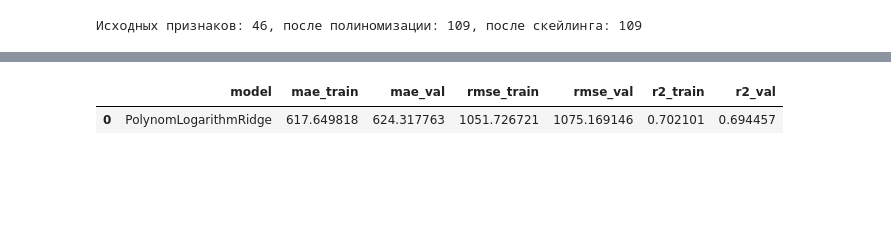
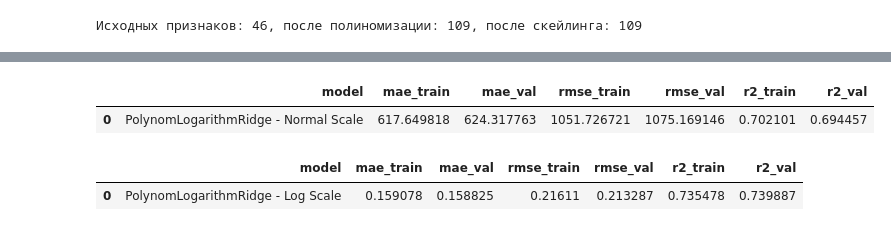
Before and after one commit to VadimGushchin/supervisedlinearregression, a Jupyter notebook: src/ML2.ipynb, the cells around one changed output, grey strips where cells are left out. Drawn from its saved outputs; the diff is of its cells as text; code cells hidden in the pictures; blank space fills up the shorter version.

```diff
--- a/src/ML2.ipynb
+++ b/src/ML2.ipynb
@@ -1508,19 +1505,19 @@ Ridge(alpha=0.0012914071290857177)
 # %%
-model_log_poly_ridge.name = "PolynomLogarithmRidge"
+model_log_poly_ridge.name = "PolynomLogarithmRidge - Normal Scale"
 
 results = []
 for model in [model_log_poly_ridge]:
     res = dataP.evaluate_model(
         model,
         X_train_scaled, y_train_log,
         X_val_scaled, y_val_log,
         model.name,
         y_train_orig=y_train, y_val_orig=y_val,
     )
     results.append(res)
 
 df_results_poly_log_ridge = pd.DataFrame(results)
 display(df_results_poly_log_ridge)
 # %% [output]
 |  | model | mae_train | mae_val | rmse_train | rmse_val | r2_train | r2_val |
-| 0 | PolynomLogarithmRidge | 617.649818 | 624.317763 | 1051.726721 | 1075.169146 | 0.702101 | 0.694457 |
+| 0 | PolynomLogarithmRidge - Normal Scale | 617.649818 | 624.317763 | 1051.726721 | 1075.169146 | 0.702101 | 0.694457 |
@@ -1569,0 +1524,18 @@ print(f"MAE: {mae_val:.2f}, RMSE: {rmse_val:.2f}, R²: {r2_val:.4f}")
+# %%
+model_log_poly_ridge.name = "PolynomLogarithmRidge - Log Scale"
+
+results = []
+for model in [model_log_poly_ridge]:
+    res = dataP.evaluate_model(
+        model,
+        X_train_scaled, y_train_log,
+        X_val_scaled, y_val_log,
+        model.name,
+    )
+    results.append(res)
+
+df_results_poly_log_ridge = pd.DataFrame(results)
+display(df_results_poly_log_ridge)
+# %% [output]
+|  | model | mae_train | mae_val | rmse_train | rmse_val | r2_train | r2_val |
+| 0 | PolynomLogarithmRidge - Log Scale | 0.159078 | 0.158825 | 0.21611 | 0.213287 | 0.735478 | 0.739887 |
```
Also changed, not shown: parts of 4 cells of this notebook.
